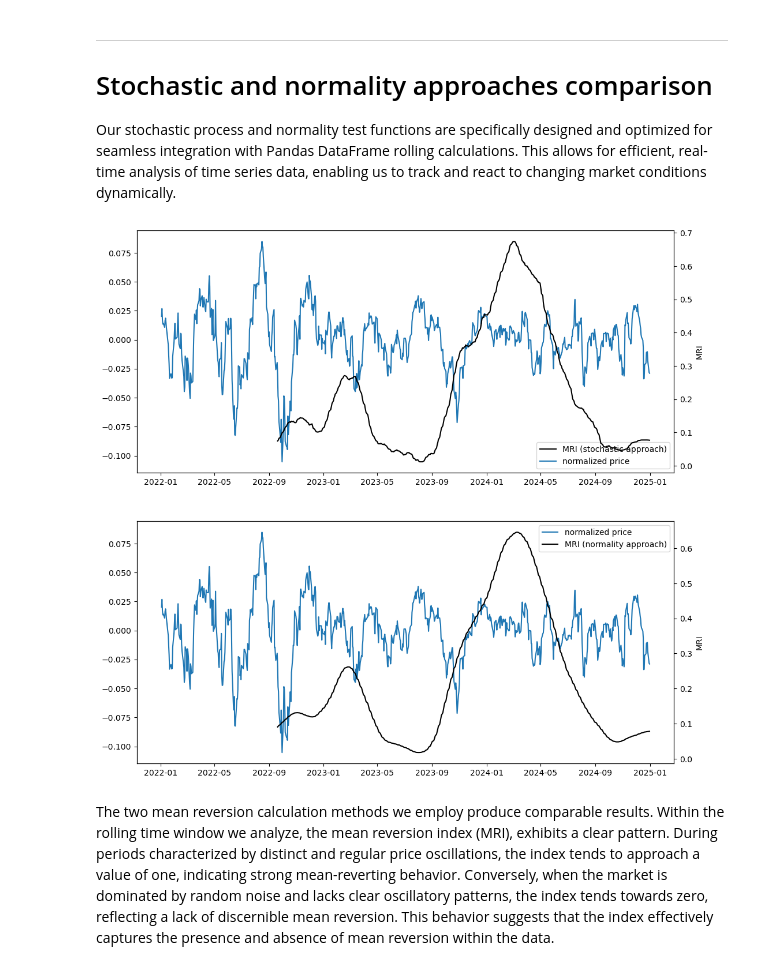
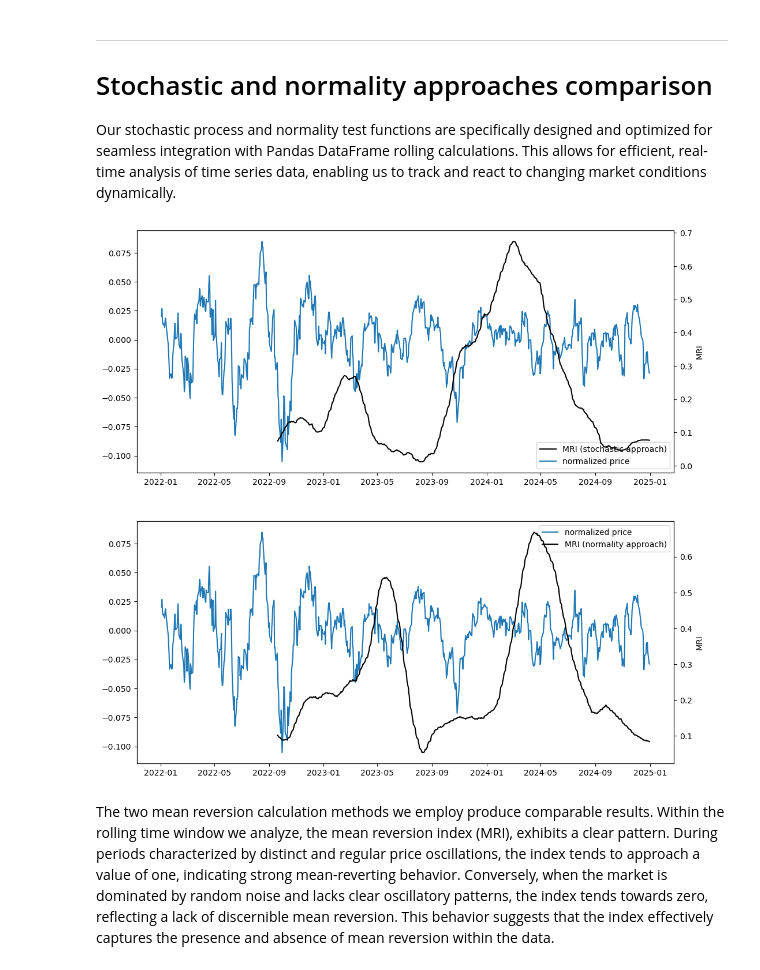
Before and after one commit to lorenzorizzi17/MeanReversionMetric, a Jupyter notebook: MeanReversion.ipynb, the cells around one changed output. Drawn from its saved outputs; the diff is of its cells as text; code cells hidden in the pictures.

```diff
--- a/MeanReversion.ipynb
+++ b/MeanReversion.ipynb
@@ -381,35 +381,35 @@ df = df.dropna()
 # removing the trend
 df["rect"] = mr.rectifiy_price(df)
 
 # Applying rolling MRI to the dataset
 window = 180
 df["MRI_stochastic"] = df["rect"].rolling(window=window, center=False).apply(mr.mean_revertion_index, raw=True)
 df["MRI_normality"] = df["rect"].rolling(window = window, center=False).apply(mr.assess_normality_rolling, raw=True, args = (int(window/10),) )
 
 # Smoothing the data
 df["MRI_stochastic"] = mr.savgol(df["MRI_stochastic"], 90, 3)
-df["MRI_normality"] = mr.savgol(df["MRI_stochastic"], 90, 3)
+df["MRI_normality"] = mr.savgol(df["MRI_normality"], 90, 3)
 
 # Plotting the results
 fig, (ax1, ax2) = plt.subplots(ncols = 1, nrows = 2, figsize=(12,12))
 ax12 = ax1.twinx()
 ax1.plot(df["rect"], label = "normalized price")
 ax12.plot(df["MRI_stochastic"], label = "MRI (stochastic approach)", color='k')
 ax12.set_ylabel("MRI")
 lines11, labels11 = ax1.get_legend_handles_labels()
 lines12, labels12 = ax12.get_legend_handles_labels()
 ax1.legend(lines12 + lines11, labels12 + labels11, loc = "lower right")
 ax2.plot(df["rect"], label = "normalized price")
 ax22 = ax2.twinx()
 ax22.plot(df["MRI_normality"], label = "MRI (normality approach)", color='k')
 ax.set_ylabel("rect")
 ax22.set_ylabel("MRI")
 lines12, labels12 = ax2.get_legend_handles_labels()
 lines22, labels22 = ax22.get_legend_handles_labels()
 ax2.legend(lines12 + lines22, labels12 + labels22)
 plt.show()
 # %% [output]
-[figure, old version]
+[figure, new version]
 # %% [markdown]
 The two mean reversion calculation methods we employ produce comparable results.  Within the rolling time window we analyze, the mean reversion index (MRI), exhibits a clear pattern.  During periods characterized by distinct and regular price oscillations, the index tends to approach a value of one, indicating strong mean-reverting behavior. Conversely, when the market is dominated by random noise and lacks clear oscillatory patterns, the index tends towards zero, reflecting a lack of discernible mean reversion. This behavior suggests that the index effectively captures the presence and absence of mean reversion within the data.
 # %% [markdown]
```
Also changed, not shown: parts of 6 cells of this notebook.
